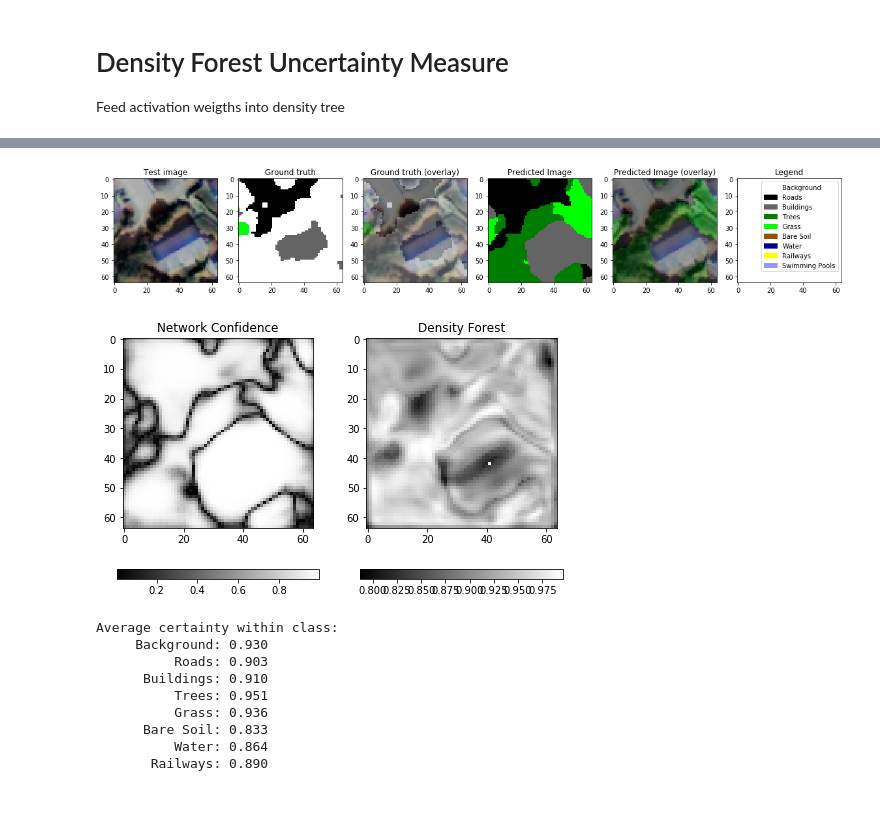
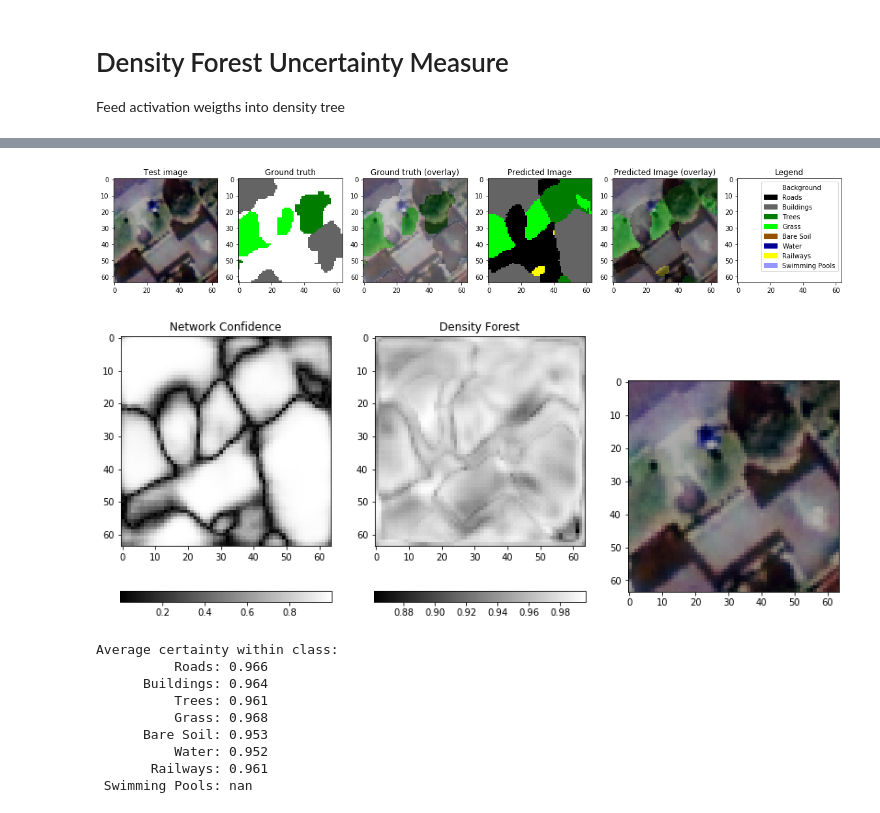
Before and after one commit to CyrilWendl/SIE-Master, a Jupyter notebook: Zurich/Zurich Land Cover Classification.ipynb, the cells around one changed output, grey strips where cells are left out. Saved outputs shown, nothing was run; the diff lists cells and outputs as text; code cells hidden in the pictures.

```diff
--- a/Zurich/Zurich Land Cover Classification.ipynb
+++ b/Zurich/Zurich Land Cover Classification.ipynb
@@ -788,2 +830,5 @@ activations_2D = np.reshape(activations, (activations.shape[0]*activations.shape
+# %%
+act_val = np.reshape(act_val, (act_val.shape[0]*act_val.shape[1]*act_val.shape[2],act_val.shape[3]))
+act_test = np.reshape(act_test, (act_test.shape[0]*act_test.shape[1]*act_test.shape[2],act_test.shape[3]))
 # %%
 # create density tree for activation weights of training data
@@ -809,5 +854,6 @@ Variance explained by first 5 components: 0.96
 # %%
-X_all = pca.transform(activations_2D)
-y_val_1D = np.reshape(y_val_labels,(y_val_labels.shape[0]*y_val_labels.shape[1]*y_val_labels.shape[2]))
+X_val = pca.transform(act_val)
+X_test = pca.transform(act_test)
+y_val_1D = np.reshape(y_val_im,(y_val_im.shape[0]*y_val_im.shape[1]*y_val_im.shape[2]))
 # %%
 n_points = 1000
@@ -840,6 +883,6 @@ warnings.filterwarnings("ignore")
 # %%
 warnings.filterwarnings("ignore")
 subset_data = 0.001
-print("Number of points on which to train trees: %i" % int(np.shape(X_all)[0] * subset_data))
-root_nodes_seen = density_forest_create(X_all, n_components, n_classes, 10, subset_data, -1)
+print("Number of points on which to train trees: %i" % int(np.shape(X_val)[0] * subset_data))
+root_nodes_seen = density_forest_create(X_val, n_components, n_classes, 10, subset_data, -1)
 # %% [output]
@@ -851,8 +894,6 @@ Number of points on which to train trees: 1048
 n_jobs = multiprocessing.cpu_count()
 n_images = 256  # len(y_test)
 probas_seen = Parallel(n_jobs=n_jobs, verbose=1)(
-        delayed(density_forest_traverse)(X_all[im_idx*(patch_size * patch_size):(im_idx+1)*(patch_size * patch_size),:], root_nodes_seen, thresh = .1)
+        delayed(density_forest_traverse)(X_test[im_idx*(patch_size * patch_size):(im_idx+1)*(patch_size * patch_size),:], root_nodes_seen, thresh = .1)
         for im_idx in range(n_images))
-
-#probas_seen = density_forest_traverse(X_all[im_idx*(patch_size * patch_size):(im_idx+1)*(patch_size * patch_size),:], root_nodes_seen, thresh = .1)
 # %% [output]
@@ -867,65 +907,77 @@ probas_seen_im = np.divide(probas_seen_im, np.nanmax(probas_seen_im))
 # %%
 # plot prediction results with new uncertainty
 # %matplotlib inline
-im_idx = 5
+im_idx = 2
 alpha = .3 # for overlay
 fig, axes = plt.subplots(1,6)
 fig.set_size_inches(20,20)
 fig_im = x_test[im_idx][:,:,:3]*(1-alpha)
-fig_test = gt_label_to_color(y_test_labels[im_idx])
+fig_test = gt_label_to_color(y_test_im[im_idx])
 fig_pred = gt_label_to_color(y_pred_label[im_idx])
 
 # plots
 axes[0].imshow(fig_im)
 axes[1].imshow(fig_test)
 axes[2].imshow(fig_test*alpha+fig_im*(1-alpha))
 axes[3].imshow(fig_pred)
 axes[4].imshow(fig_pred*alpha+fig_im*(1-alpha))
 axes[5].imshow(fig_im*0+1)
 
 # titles
 axes[0].set_title("Test image")
 axes[1].set_title("Ground truth")
 axes[2].set_title("Ground truth (overlay)")
 axes[3].set_title("Predicted Image")
 axes[4].set_title("Predicted Image (overlay)")
 axes[5].set_title("Legend")
 
 # legend
 legend_data = [[l[0],l[1]] for l in legend.items()]
 handles = [Rectangle((0,0),1,1, color = (v/255 for v in c)) for n,c in legend_data]
 labels = [n for n,c in legend_data]
 axes[5].legend(handles,labels)
 
 # show certitude by network
-fig, axes = plt.subplots(1,2)
-fig.set_size_inches(8,5)
+fig, axes = plt.subplots(1,3)
+fig.set_size_inches(14,6)
 f1 = axes[0].imshow(y_pred_acc[im_idx], cmap='gray')
 fig.colorbar(f1, ax=axes[0], orientation='horizontal')
 f2 = axes[1].imshow(probas_seen_im[im_idx], cmap='gray')
 fig.colorbar(f2, ax=axes[1], orientation='horizontal',spacing='proportional')
 axes[0].set_title("Network Confidence")
 axes[1].set_title("Density Forest")
+
+# show uncertain places by overlaying red polygons for certain threshold
+thresh = .8 # confidence threshold
+opacity = .4 # overlay opacity
+
+red_mask = fig_im.copy()*0
+red_mask[:,:,0] = 1
+fig_im_overlay = fig_im.copy()
+mask_vals = probas_seen_im[im_idx]<thresh
+fig_im_overlay[mask_vals] = fig_im_overlay[mask_vals]*opacity + red_mask[mask_vals]*(1-opacity)
+
+axes[2].imshow(fig_im_overlay)
 plt.show()
 # %% [output]
-[figure, old version]
+[figure, new version]
-[figure, old version]
+[figure, new version]
 # %%
 av_cert = []
 for label in range(n_classes):
-    av_cert.append(np.nanmean(probas_seen_im[y_test_labels==label]))
+    av_cert.append(np.nanmean(probas_seen_im[y_test_im[:n_images]==label]))
 
 av_cert
 print("Average certainty within class:")
 for i, w in enumerate(av_cert):
-    print("%15s: %3.3f"%(names[i],w))
+    print("%15s: %3.3f"%(names[i+1],w))
 # %% [output]
 Average certainty within class:
-     Background: 0.930
-          Roads: 0.903
-      Buildings: 0.910
-          Trees: 0.951
-          Grass: 0.936
-      Bare Soil: 0.833
-          Water: 0.864
-       Railways: 0.890
+          Roads: 0.966
+      Buildings: 0.964
+          Trees: 0.961
+          Grass: 0.968
+      Bare Soil: 0.953
+          Water: 0.952
+       Railways: 0.961
+ Swimming Pools: nan
```
Also changed, not shown: parts of 36 cells of this notebook, 3 other files.
